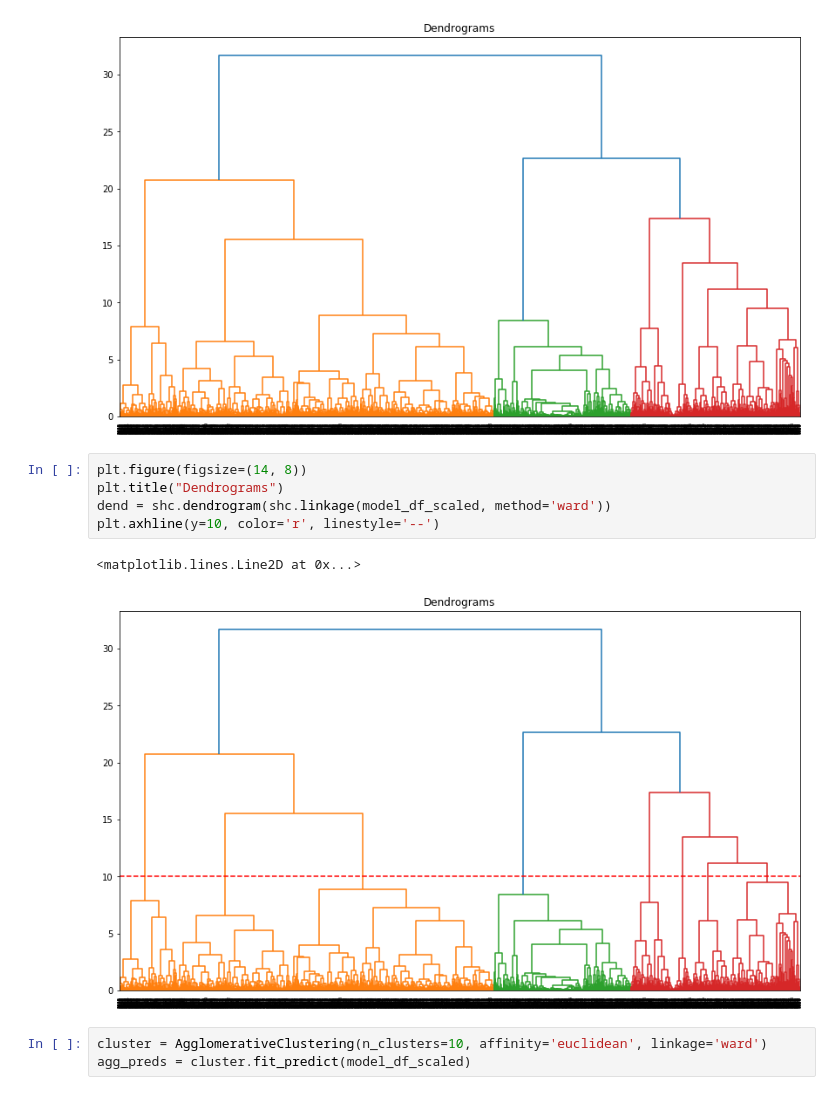
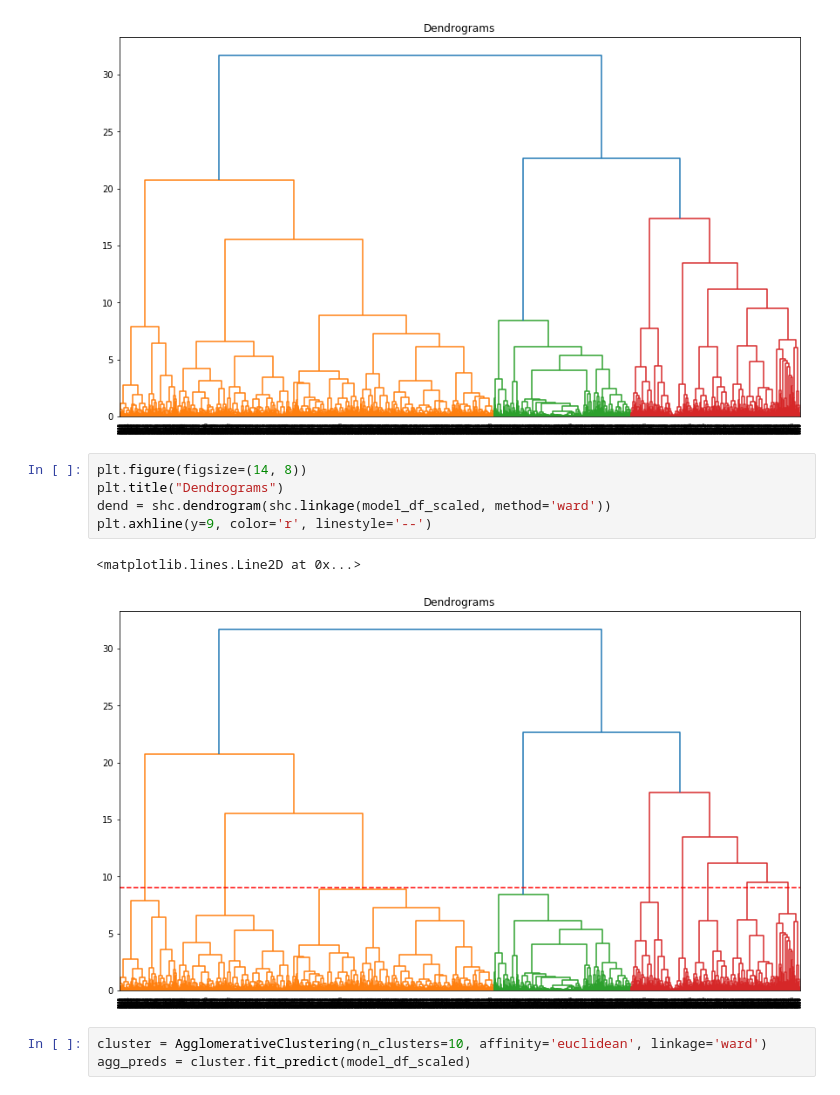
Before and after one commit to AndroTi/Redefining-Benchmarks-Capstone-Project, a Jupyter notebook: Capstone_Project.ipynb, the cells around one changed output. Saved outputs shown, nothing was run; the diff lists cells and outputs as text.

```diff
--- a/Capstone_Project.ipynb
+++ b/Capstone_Project.ipynb
@@ -614,11 +602,11 @@ dend = shc.dendrogram(shc.linkage(model_df_scaled, method='ward'))
 # %%
 plt.figure(figsize=(14, 8))
 plt.title("Dendrograms")
 dend = shc.dendrogram(shc.linkage(model_df_scaled, method='ward'))
-plt.axhline(y=10, color='r', linestyle='--')
+plt.axhline(y=9, color='r', linestyle='--')
 # %% [output]
 <matplotlib.lines.Line2D at 0x...>
-[figure, old version]
+[figure, new version]
 # %%
 cluster = AgglomerativeClustering(n_clusters=10, affinity='euclidean', linkage='ward')
 agg_preds = cluster.fit_predict(model_df_scaled)
```
Also changed, not shown: parts of 16 cells of this notebook.
